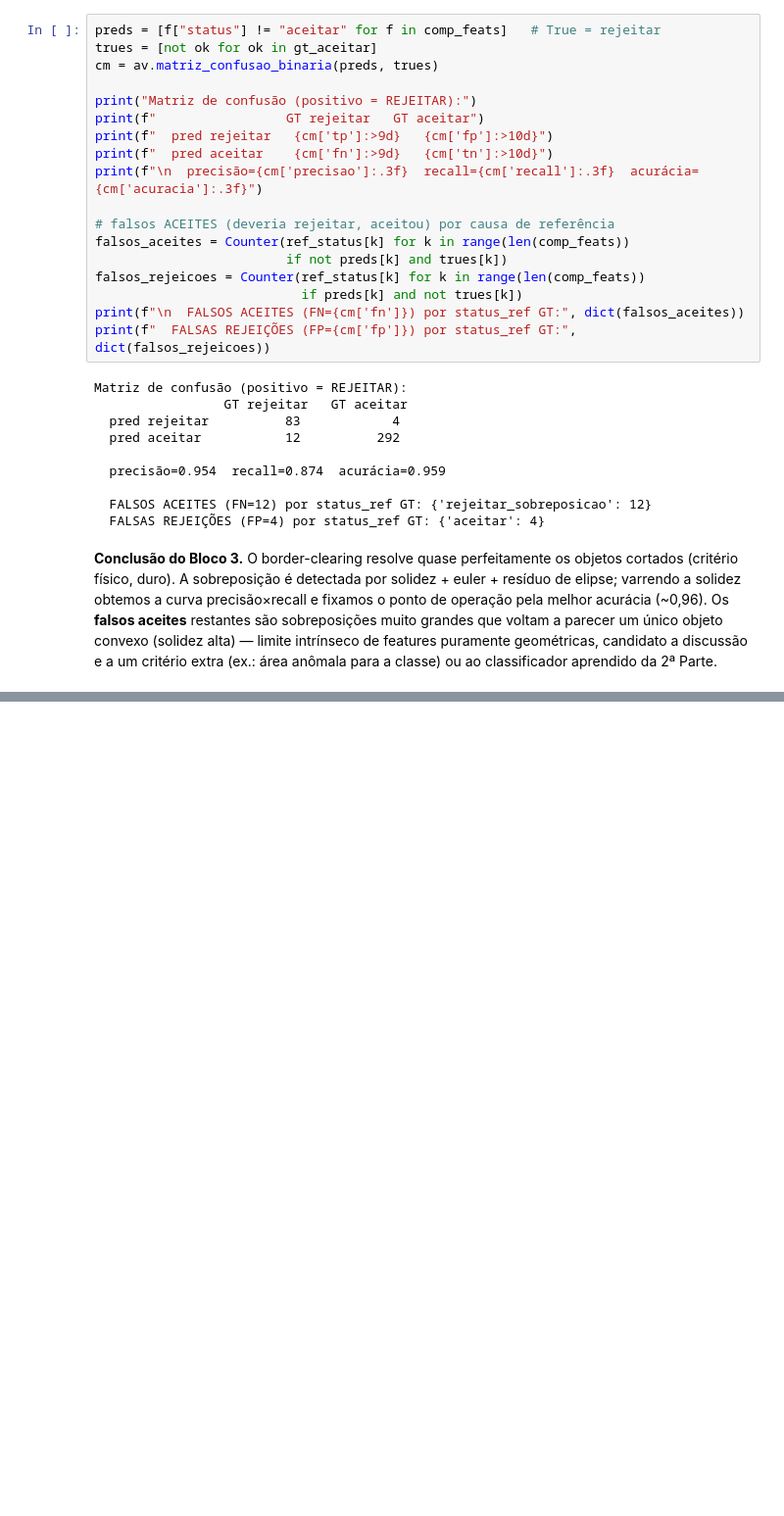
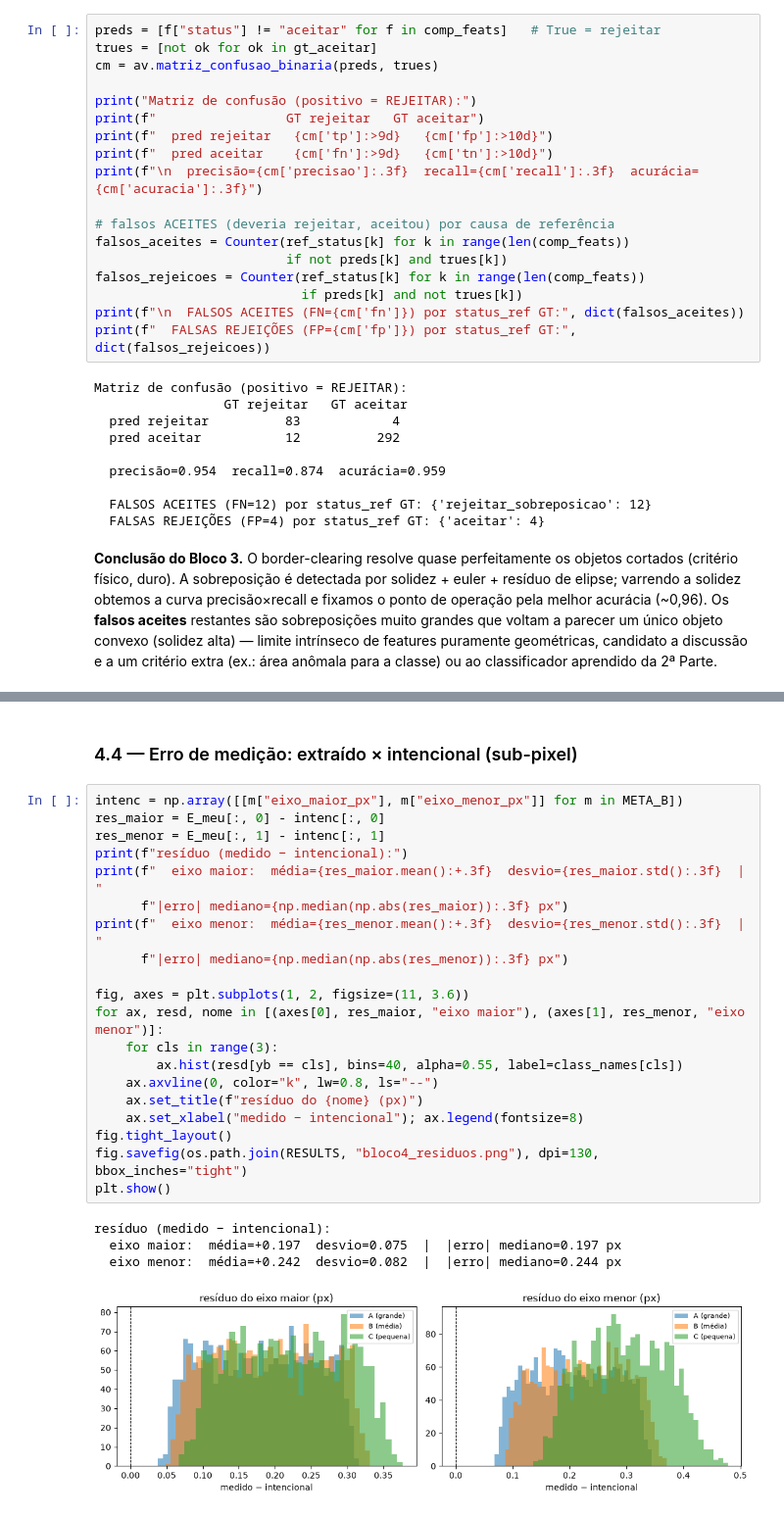
Before and after one commit to Henryque02/recognition-cvis, a Jupyter notebook: notebooks/1aParte.ipynb, the cells around one changed output, grey strips where cells are left out. Shown at 98% size. Saved outputs shown, nothing was run; the diff lists cells and outputs as text; blank space fills up the shorter version.

```diff
--- a/notebooks/1aParte.ipynb
+++ b/notebooks/1aParte.ipynb
@@ -370,0 +497,27 @@ features puramente geométricas, candidato a discussão e a um critério extra
+# %% [markdown]
+### 4.4 — Erro de medição: extraído × intencional (sub-pixel)
+# %%
+intenc = np.array([[m["eixo_maior_px"], m["eixo_menor_px"]] for m in META_B])
+res_maior = E_meu[:, 0] - intenc[:, 0]
+res_menor = E_meu[:, 1] - intenc[:, 1]
+print(f"resíduo (medido − intencional):")
+print(f"  eixo maior:  média={res_maior.mean():+.3f}  desvio={res_maior.std():.3f}  |  "
+      f"|erro| mediano={np.median(np.abs(res_maior)):.3f} px")
+print(f"  eixo menor:  média={res_menor.mean():+.3f}  desvio={res_menor.std():.3f}  |  "
+      f"|erro| mediano={np.median(np.abs(res_menor)):.3f} px")
+
+fig, axes = plt.subplots(1, 2, figsize=(11, 3.6))
+for ax, resd, nome in [(axes[0], res_maior, "eixo maior"), (axes[1], res_menor, "eixo menor")]:
+    for cls in range(3):
+        ax.hist(resd[yb == cls], bins=40, alpha=0.55, label=class_names[cls])
+    ax.axvline(0, color="k", lw=0.8, ls="--")
+    ax.set_title(f"resíduo do {nome} (px)")
+    ax.set_xlabel("medido − intencional"); ax.legend(fontsize=8)
+fig.tight_layout()
+fig.savefig(os.path.join(RESULTS, "bloco4_residuos.png"), dpi=130, bbox_inches="tight")
+plt.show()
+# %% [output]
+resíduo (medido − intencional):
+  eixo maior:  média=+0.197  desvio=0.075  |  |erro| mediano=0.197 px
+  eixo menor:  média=+0.242  desvio=0.082  |  |erro| mediano=0.244 px
+[figure, added]
```
Also changed, not shown: parts of 29 cells of this notebook, 9 other files.
